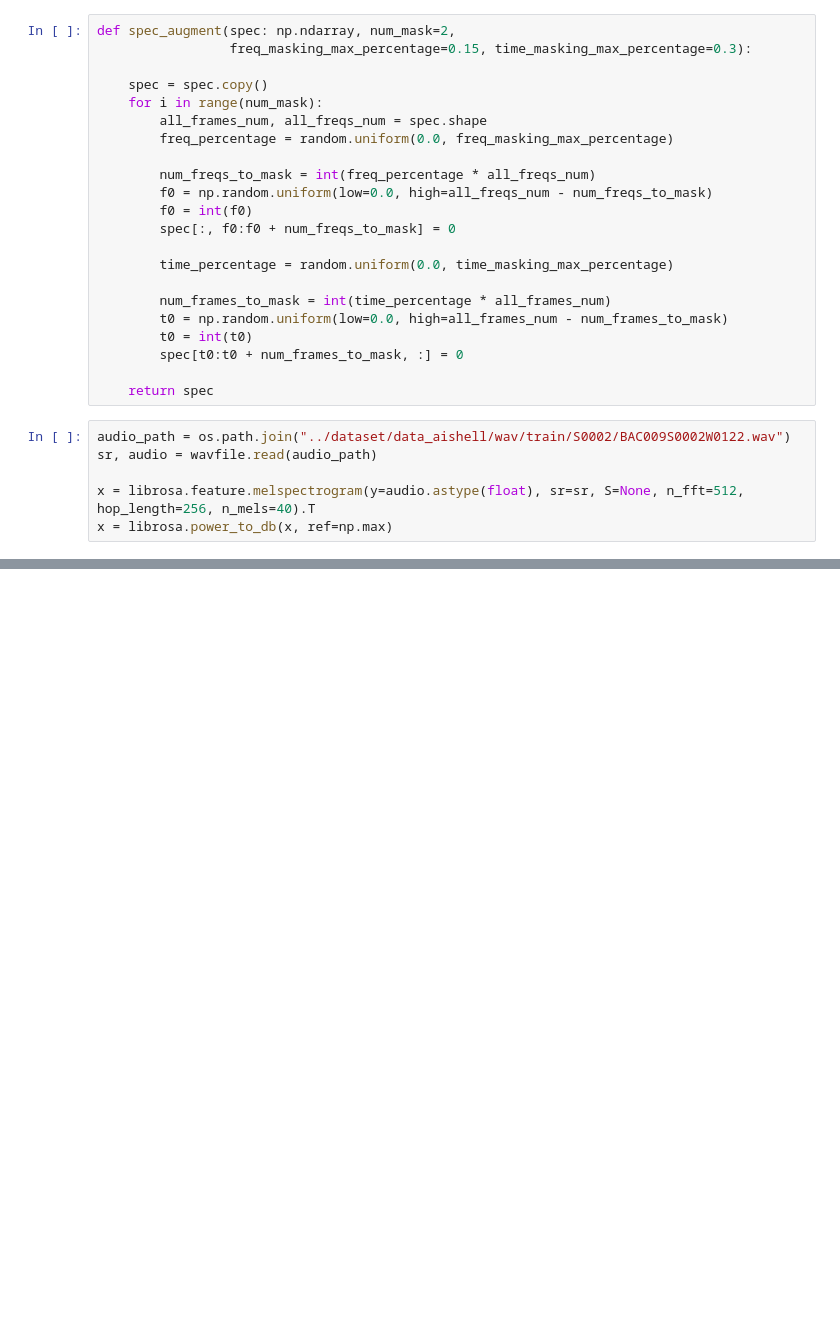
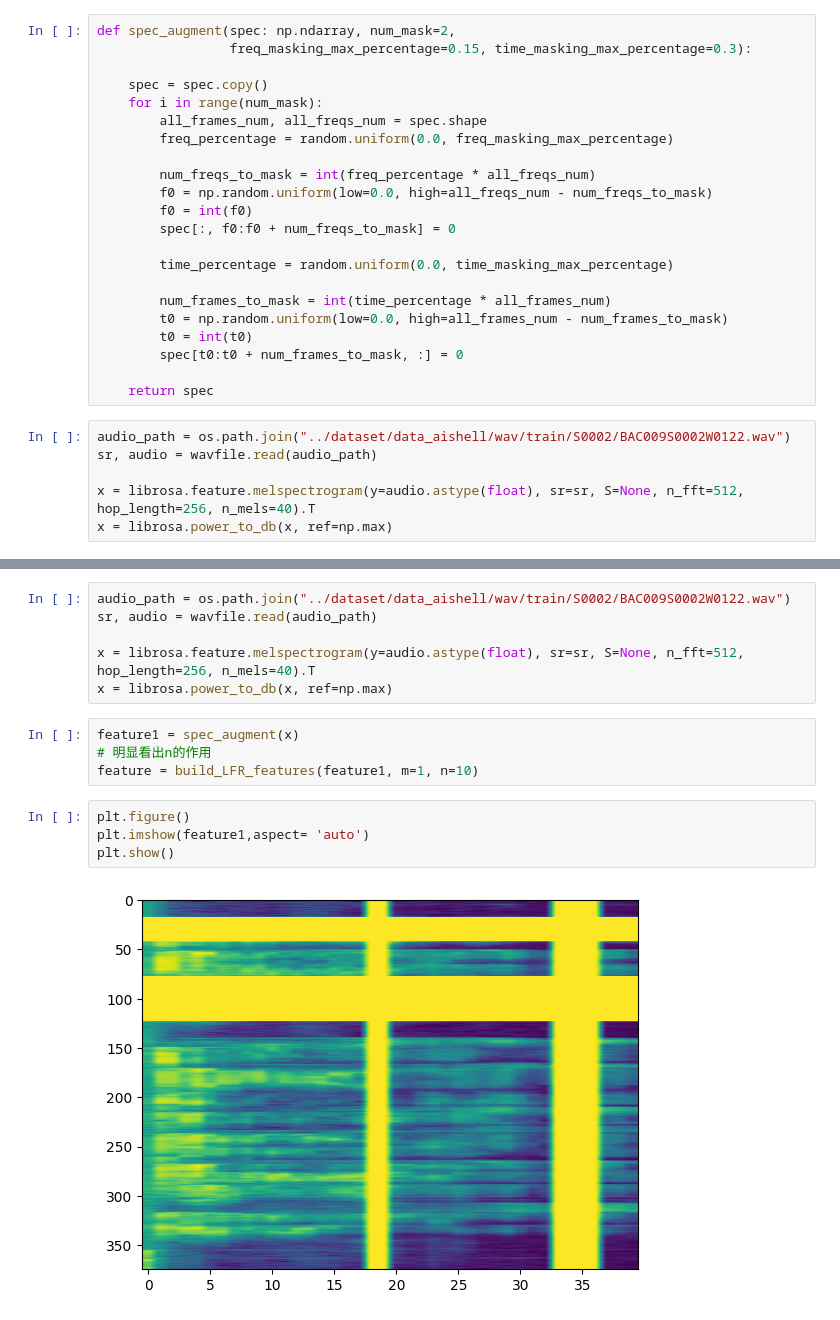
Before and after one commit to Kiri0824/speechtransformer, a Jupyter notebook: explore.ipynb, the cells around one changed output, grey strips where cells are left out. Drawn from its saved outputs; the diff is of its cells as text; blank space fills up the shorter version.

```diff
--- a/explore.ipynb
+++ b/explore.ipynb
@@ -136,0 +160,16 @@ plt.show()
+# %%
+audio_path = os.path.join("../dataset/data_aishell/wav/train/S0002/BAC009S0002W0122.wav")
+sr, audio = wavfile.read(audio_path)
+
+x = librosa.feature.melspectrogram(y=audio.astype(float), sr=sr, S=None, n_fft=512, hop_length=256, n_mels=40).T
+x = librosa.power_to_db(x, ref=np.max)
+# %%
+feature1 = spec_augment(x)
+# 明显看出n的作用
+feature = build_LFR_features(feature1, m=1, n=10)
+# %%
+plt.figure()
+plt.imshow(feature1,aspect= 'auto')
+plt.show()
+# %% [output]
+[figure, added]
```
Also changed, not shown: parts of 12 cells of this notebook, 8 other files.
